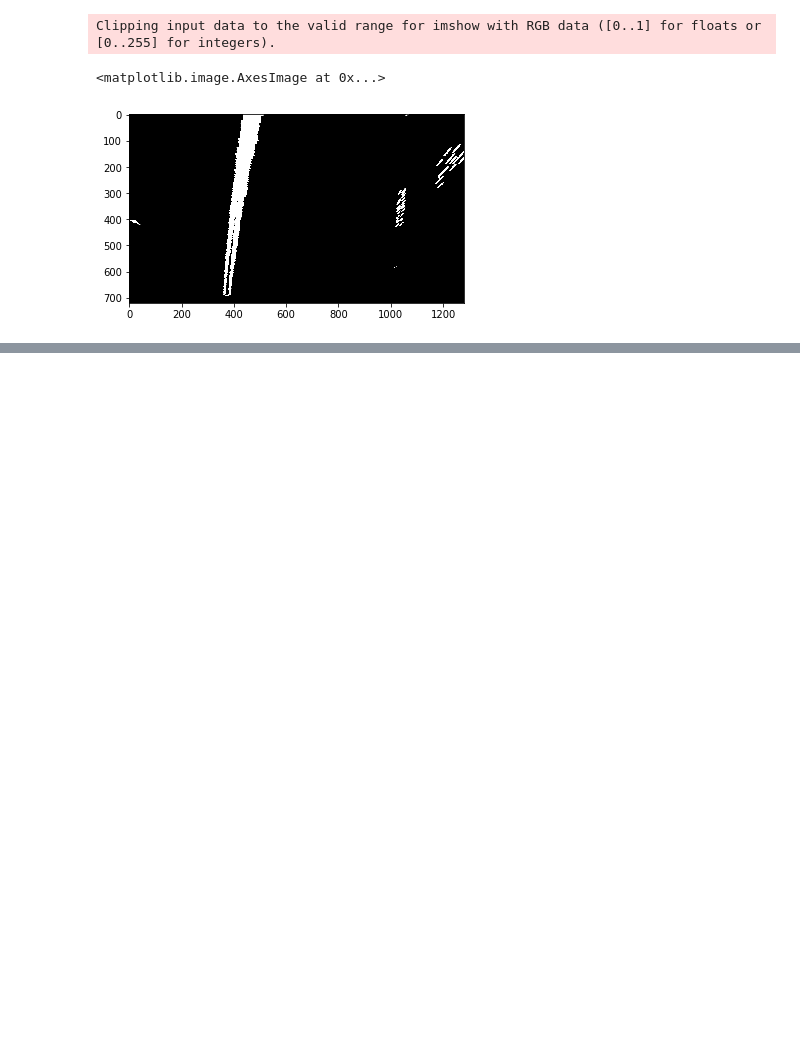
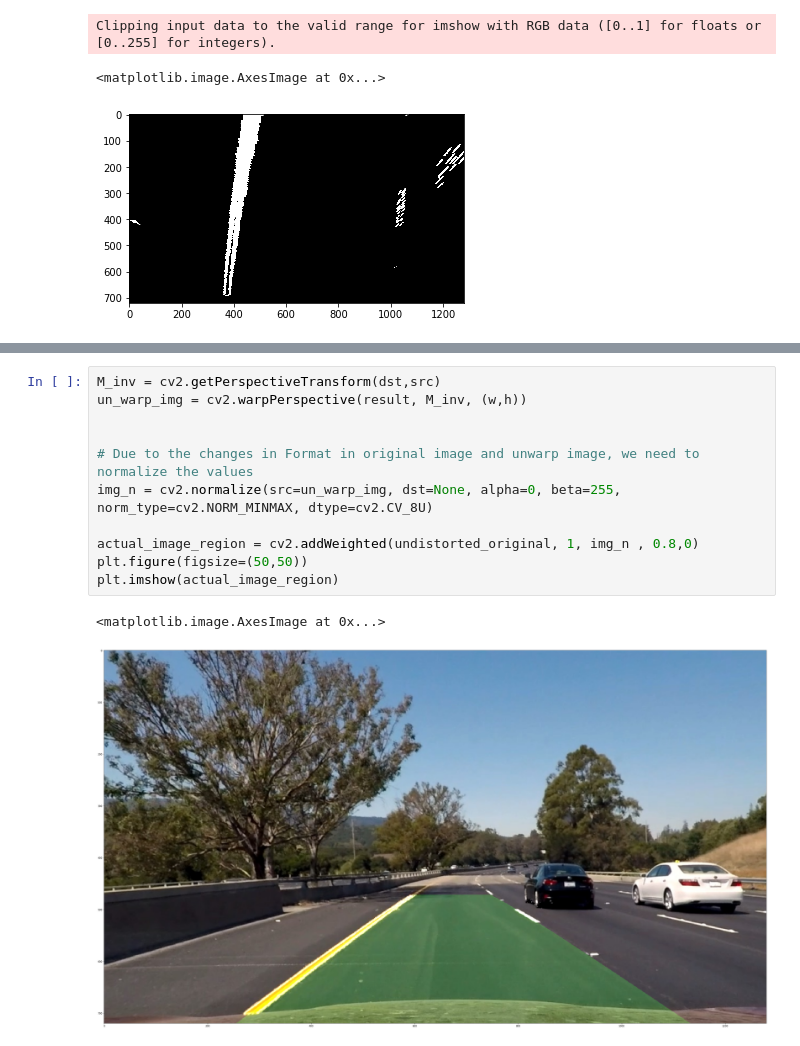
Before and after one commit to AbhilashAbhimsh/Advanced_Lane-lines, a Jupyter notebook: Project.ipynb, the cells around one changed output, grey strips where cells are left out. Cells and saved outputs as stored; diff of their text form; blank space fills up the shorter version.

```diff
--- a/Project.ipynb
+++ b/Project.ipynb
@@ -243,0 +269,14 @@ Clipping input data to the valid range for imshow with RGB data ([0..1] for floa
+# %%
+M_inv = cv2.getPerspectiveTransform(dst,src)
+un_warp_img = cv2.warpPerspective(result, M_inv, (w,h))
+
+
+# Due to the changes in Format in original image and unwarp image, we need to normalize the values
+img_n = cv2.normalize(src=un_warp_img, dst=None, alpha=0, beta=255, norm_type=cv2.NORM_MINMAX, dtype=cv2.CV_8U)
+
+actual_image_region = cv2.addWeighted(undistorted_original, 1, img_n , 0.8,0)
+plt.figure(figsize=(50,50))
+plt.imshow(actual_image_region)
+# %% [output]
+<matplotlib.image.AxesImage at 0x...>
+[figure, added]
```
Also changed, not shown: parts of 1 cell of this notebook.
